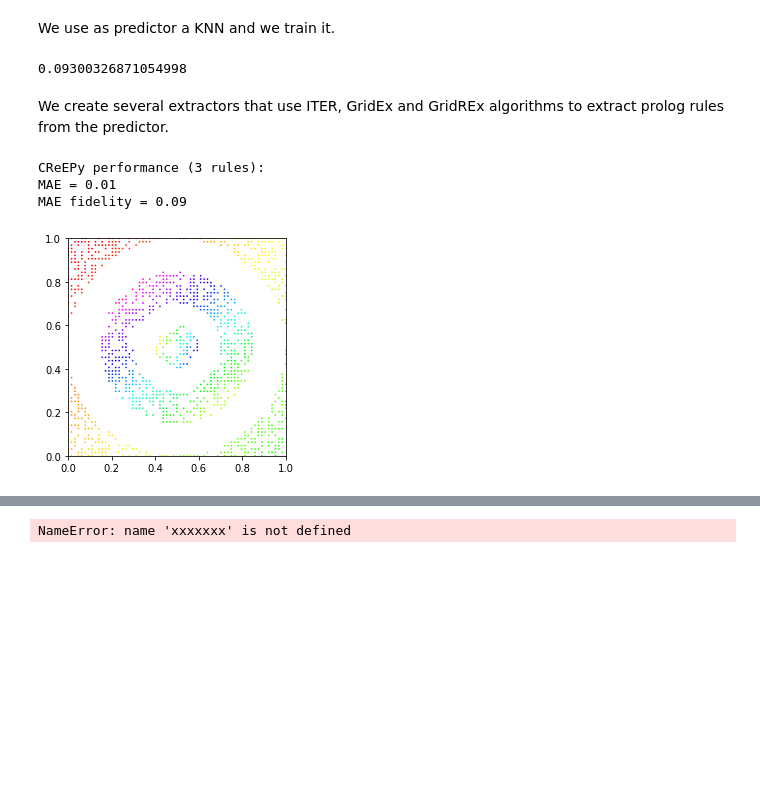
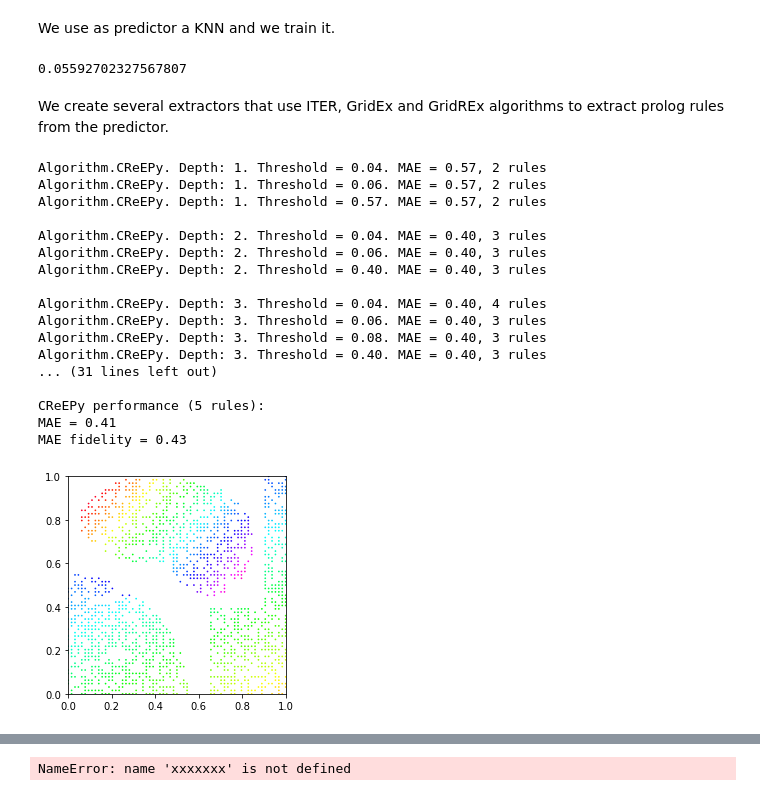
Before and after one commit to psykei/psyke-python, a Jupyter notebook: RegressionDemo.ipynb, the cells around one changed output, grey strips where cells are left out. Cells and saved outputs as stored; diff of their text form; code cells hidden in the pictures; blank space fills up the shorter version.

```diff
--- a/RegressionDemo.ipynb
+++ b/RegressionDemo.ipynb
@@ -21,7 +21,7 @@ dataset = pd.read_csv("test/resources/datasets/df.csv")
 # %% [markdown]
 Split between train and test set in a reproducible way.
 # %%
-dataset = dataset[["X", "Y", "Z4"]].dropna()
+dataset = dataset[["X", "Y", "Z3"]].dropna()
 train, test = train_test_split(dataset, test_size=0.5, random_state=10)
 # %% [markdown]
 We use as predictor a KNN and we train it.
@@ -30,36 +30,54 @@ predictor = KNeighborsRegressor(n_neighbors=3).fit(train.iloc[:, :-1], train.ilo
 
 print((abs(predictor.predict(test.iloc[:, :-1]).flatten() - test.iloc[:, -1])).mean())
 # %% [output]
-0.09300326871054998
+0.05592702327567807
 # %% [markdown]
 We create several extractors that use ITER, GridEx and GridREx algorithms to extract prolog rules from the predictor.
 # %%
 #f, (ax1, ax2) = plt.subplots(1, 2, sharey=True)
 #plt.ylim((0, 1))
 #ax1.scatter(test.X, test.Y, c=test.iloc[:, -1], s = 0.5, cmap=plt.cm.get_cmap('gist_rainbow'))
 #ax1.set_xlim((0, 1))
 #ax1.set_aspect("equal")
 #ax2.scatter(test.X, test.Y, c=predictor.predict(test.iloc[:, :-1]), s = 0.5, cmap=plt.cm.get_cmap('gist_rainbow'))
 #ax2.set_xlim((0, 1))
 #ax2.set_aspect("equal")
 #plt.show()
 
-creepy = Extractor.creepy(predictor, depth=6, dbscan_threshold=0.3, error_threshold=.3, constant=False)
+crash = CRASH(predictor, train, max_depth=5, patience=2, readability_tradeoff=.5, algorithm=CRASH.Algorithm.CReEPy)
+crash.search()
+(_, _, depth, threshold) = crash.get_best()[0]
+
+creepy = Extractor.creepy(predictor, depth=depth, error_threshold=threshold, constant=False)
 theory_from_creepy = creepy.extract(train)
 print('CReEPy performance ({} rules):\nMAE = {:.2f}\nMAE fidelity = {:.2f}\n'
       .format(creepy.n_rules, creepy.mae(test), creepy.mae(test, predictor)))
 #print('ITER extracted rules:\n\n' + pretty_theory(theory_from_cream))
 
-plt.scatter(test.X, test.Y, c = creepy.predict(test.iloc[:, :-1]), s = 0.5, cmap=plt.cm.get_cmap('gist_rainbow'))
+plt.scatter(test.X, test.Y, c=creepy.predict(test.iloc[:, :-1]), s=0.5, cmap=plt.cm.get_cmap('gist_rainbow'))
 plt.xlim((0, 1))
 plt.ylim((0, 1))
 plt.gca().set_aspect("equal")
 plt.show()
 # %% [output]
-CReEPy performance (3 rules):
-MAE = 0.01
-MAE fidelity = 0.09
+Algorithm.CReEPy. Depth: 1. Threshold = 0.04. MAE = 0.57, 2 rules
+Algorithm.CReEPy. Depth: 1. Threshold = 0.06. MAE = 0.57, 2 rules
+Algorithm.CReEPy. Depth: 1. Threshold = 0.57. MAE = 0.57, 2 rules
+
+Algorithm.CReEPy. Depth: 2. Threshold = 0.04. MAE = 0.40, 3 rules
+Algorithm.CReEPy. Depth: 2. Threshold = 0.06. MAE = 0.40, 3 rules
+Algorithm.CReEPy. Depth: 2. Threshold = 0.40. MAE = 0.40, 3 rules
+
+Algorithm.CReEPy. Depth: 3. Threshold = 0.04. MAE = 0.40, 4 rules
+Algorithm.CReEPy. Depth: 3. Threshold = 0.06. MAE = 0.40, 3 rules
+Algorithm.CReEPy. Depth: 3. Threshold = 0.08. MAE = 0.40, 3 rules
+Algorithm.CReEPy. Depth: 3. Threshold = 0.40. MAE = 0.40, 3 rules
+... (31 lines left out)
+
+CReEPy performance (5 rules):
+MAE = 0.41
+MAE fidelity = 0.43
-[figure, old version]
+[figure, new version]
 # %%
 #f, (ax1, ax2) = plt.subplots(1, 2, sharey=True)
 #plt.ylim((0, 1))
```
Also changed, not shown: parts of 4 cells of this notebook, 6 other files.
